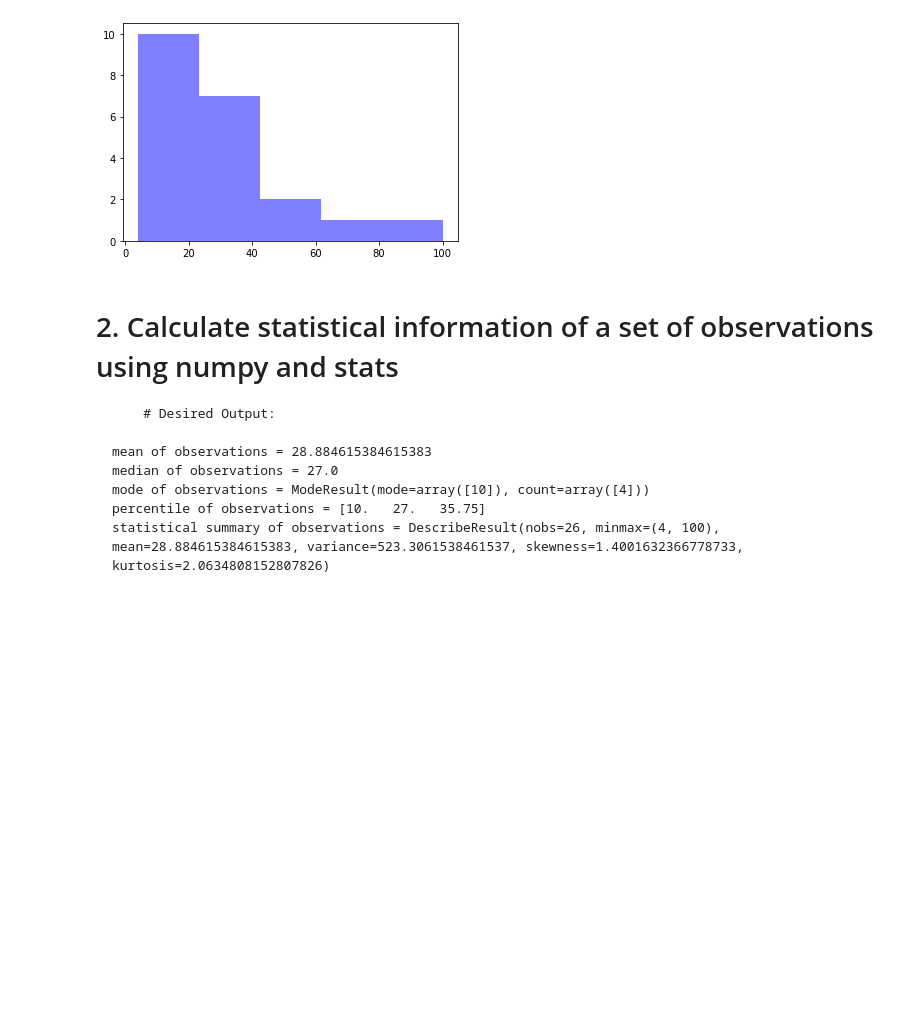
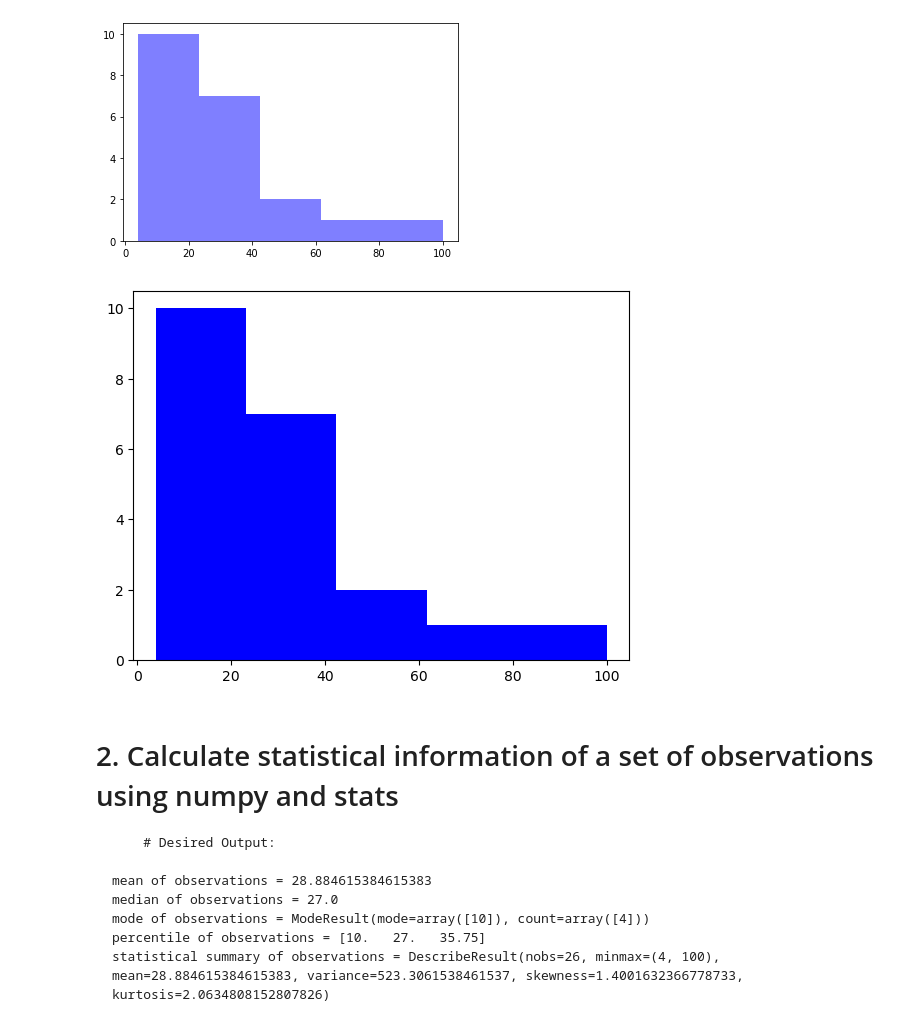
Before and after one commit to Aya03030/iod, a Jupyter notebook: IOD_Lab-1.1.4 Statistics - part 2.ipynb, the cells around one changed output. Drawn from its saved outputs; the diff is of its cells as text; code cells hidden in the pictures; blank space fills up the shorter version.

````diff
--- a/IOD_Lab-1.1.4 Statistics - part 2.ipynb
+++ b/IOD_Lab-1.1.4 Statistics - part 2.ipynb
@@ -34,3 +32,10 @@ num_bins = 5
+# %%
+# ANSWER
+
+plt.hist(x, bins = num_bins, color='blue')
+plt.show()
+# %% [output]
+[figure, added]
 # %% [markdown]
 # 2. Calculate statistical information of a set of observations using numpy and stats
 ```
````
Also changed, not shown: parts of 18 cells of this notebook.
